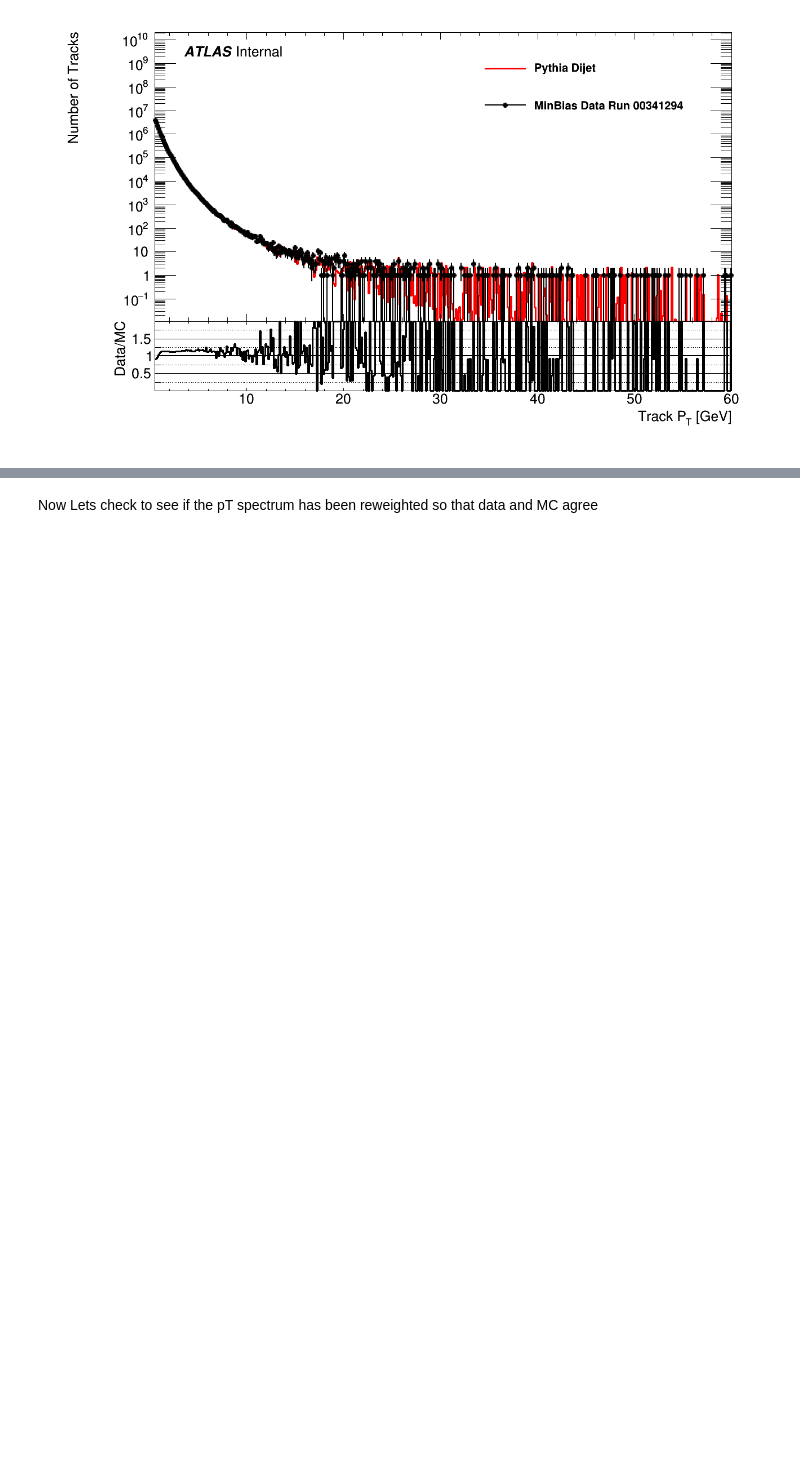
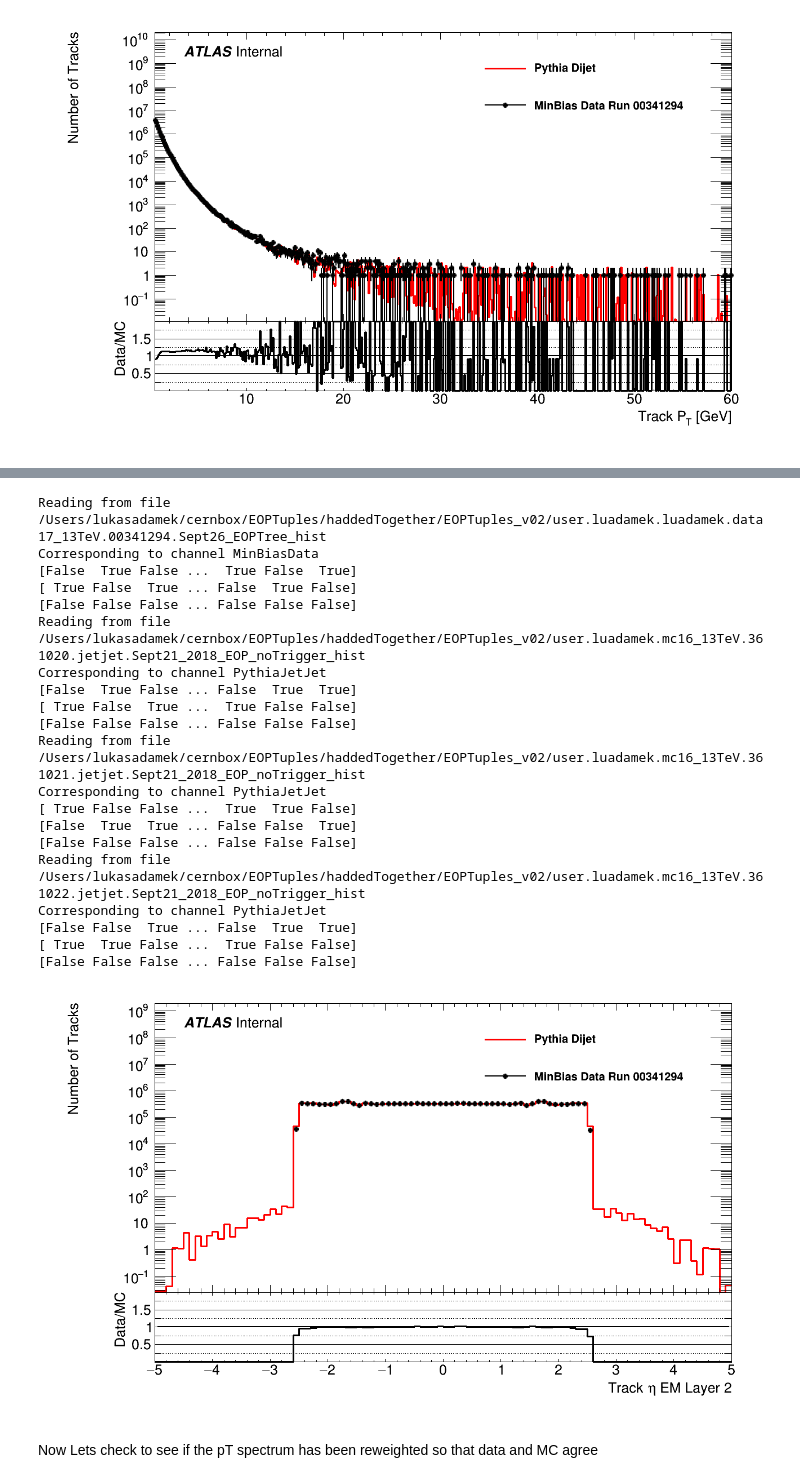
Before and after one commit to jdandoy/EoverPAnalysis, a Jupyter notebook: root_numpy_plotting/ClusterPlots.ipynb, the cells around one changed output, grey strips where cells are left out. Drawn from its saved outputs; the diff is of its cells as text; code cells hidden in the pictures; blank space fills up the shorter version.

```diff
--- a/root_numpy_plotting/ClusterPlots.ipynb
+++ b/root_numpy_plotting/ClusterPlots.ipynb
@@ -91,3 +105,29 @@ DataVsMC.Draw()
+# %%
+trkEtaECALHist = plots.GetHistograms(calc_trkEtaECAL, list_selections = [], nBins = 100, range_low = -5, range_high = +5, xlabel ="Track #eta EM Layer 2", ylabel = "Number of Tracks")
+DataVsMCHistECALCanvas = DrawDataVsMC(trkEtaECALHist, plots.channelLabels, MCKey='PythiaJetJet', DataKey='MinBiasData')
+DataVsMCHistECALCanvas.Draw()
+# %% [output]
+Reading from file /Users/lukasadamek/cernbox/EOPTuples/haddedTogether/EOPTuples_v02/user.luadamek.luadamek.data17_13TeV.00341294.Sept26_EOPTree_hist
+Corresponding to channel MinBiasData
+[False  True False ...  True False  True]
+[ True False  True ... False  True False]
+[False False False ... False False False]
+Reading from file /Users/lukasadamek/cernbox/EOPTuples/haddedTogether/EOPTuples_v02/user.luadamek.mc16_13TeV.361020.jetjet.Sept21_2018_EOP_noTrigger_hist
+Corresponding to channel PythiaJetJet
+[False  True False ... False  True  True]
+[ True False  True ...  True False False]
+[False False False ... False False False]
+Reading from file /Users/lukasadamek/cernbox/EOPTuples/haddedTogether/EOPTuples_v02/user.luadamek.mc16_13TeV.361021.jetjet.Sept21_2018_EOP_noTrigger_hist
+Corresponding to channel PythiaJetJet
+[ True False False ...  True  True False]
+[False  True  True ... False False  True]
+[False False False ... False False False]
+Reading from file /Users/lukasadamek/cernbox/EOPTuples/haddedTogether/EOPTuples_v02/user.luadamek.mc16_13TeV.361022.jetjet.Sept21_2018_EOP_noTrigger_hist
+Corresponding to channel PythiaJetJet
+[False False  True ... False  True  True]
+[ True  True False ...  True False False]
+[False False False ... False False False]
+[figure, added]
 # %%
 plots.UseVariableAndHistogramToNormalize(calc_trkPt, trkPtHist, "PythiaJetJet", "MinBiasData")
 # %% [markdown]
```
Also changed, not shown: parts of 3 cells of this notebook.
